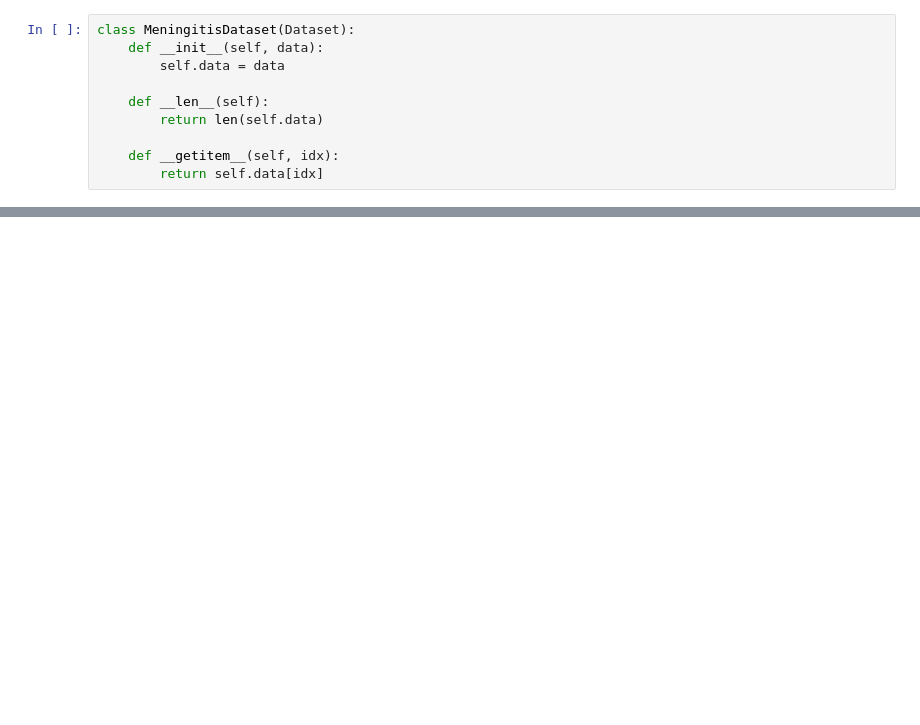
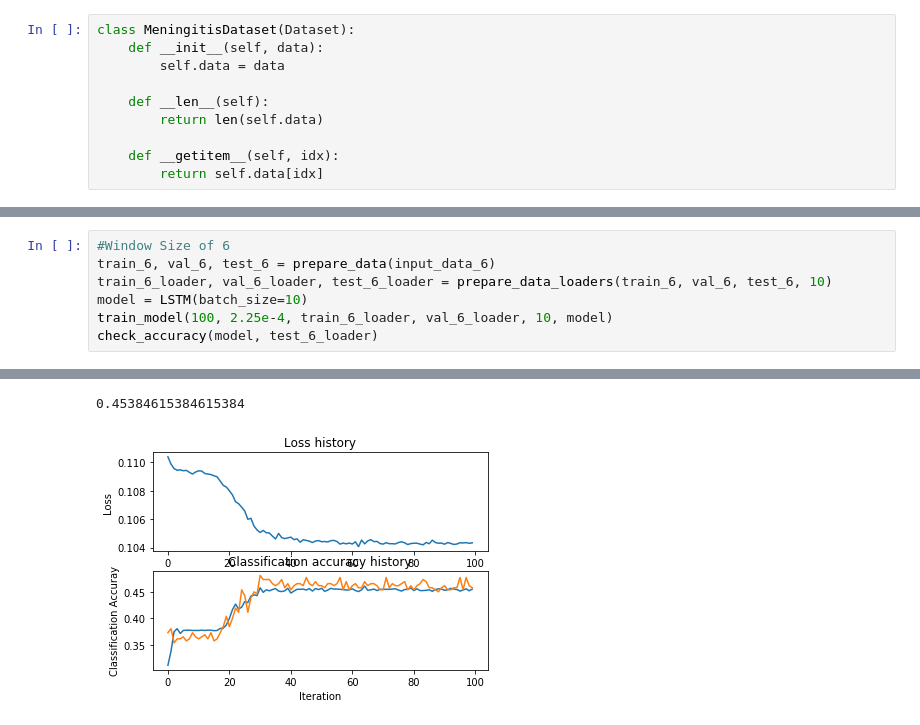
Before and after one commit to amirgamil/Meningitis-Analysis, a Jupyter notebook: Code/core_lstm.ipynb, the cells around one changed output, grey strips where cells are left out. Drawn from its saved outputs; the diff is of its cells as text; blank space fills up the shorter version.

```diff
--- a/Code/core_lstm.ipynb
+++ b/Code/core_lstm.ipynb
@@ -120,0 +253,8 @@ LSTM(
+# %%
+#Window Size of 6
+train_6, val_6, test_6 = prepare_data(input_data_6)
+train_6_loader, val_6_loader, test_6_loader = prepare_data_loaders(train_6, val_6, test_6, 10)
+model = LSTM(batch_size=10)
+train_model(100, 2.25e-4, train_6_loader, val_6_loader, 10, model)
+check_accuracy(model, test_6_loader)
+# %% [output]
@@ -120,0 +271,2 @@ LSTM(
+0.45384615384615384
+[figure, added]
```
Also changed, not shown: parts of 27 cells of this notebook, 2 other files.
